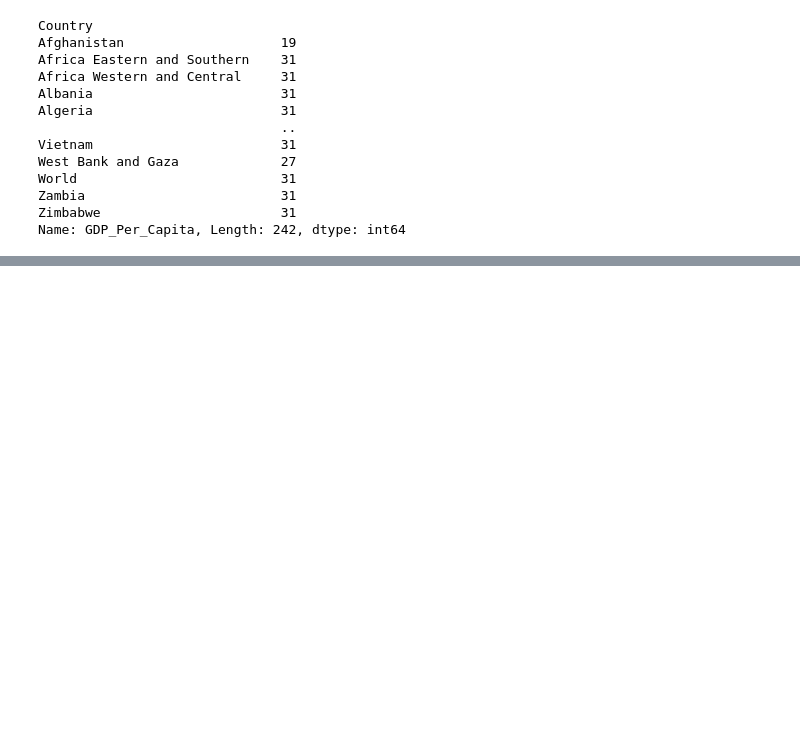
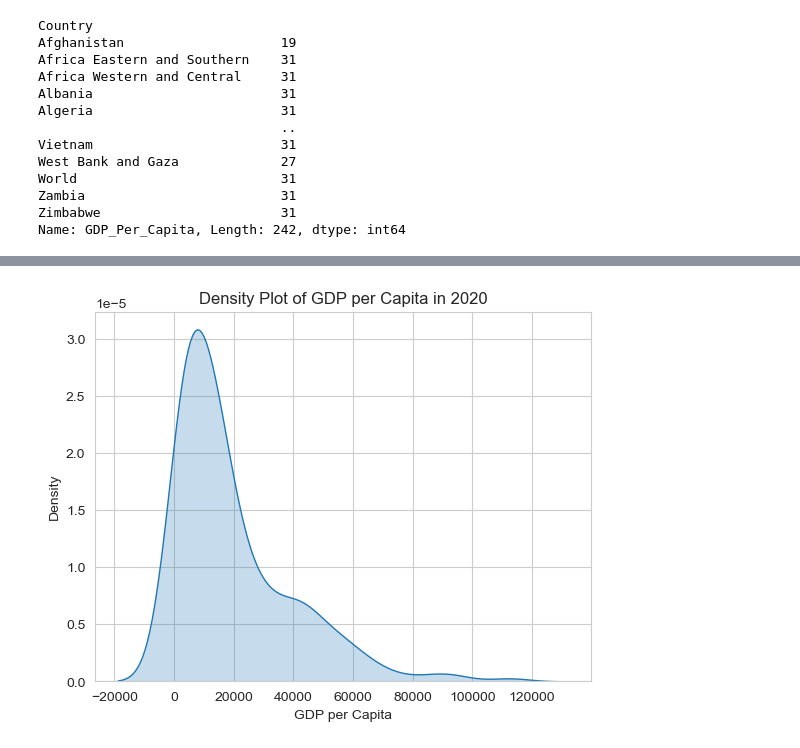
Before and after one commit to NSS-Data-Analytics-Cohort-8/gdp-and-internet-usage-BrandylynLanders, a Jupyter notebook: notebooks/un_project_bml.ipynb, the cells around one changed output, grey strips where cells are left out. Cells and saved outputs as stored; diff of their text form; code cells hidden in the pictures; blank space fills up the shorter version.

```diff
--- a/notebooks/un_project_bml.ipynb
+++ b/notebooks/un_project_bml.ipynb
@@ -210,0 +226,7 @@ Text(0.5, 1.0, 'Distribution of number of years with GDP data')
+# %%
+sns.kdeplot(data=gdp_2020, x='GDP_Per_Capita', fill=True)
+plt.title("Density Plot of GDP per Capita in 2020")
+plt.xlabel("GDP per Capita")
+plt.show()
+# %% [output]
+[figure, added]
```
Also changed, not shown: parts of 64 cells of this notebook.
